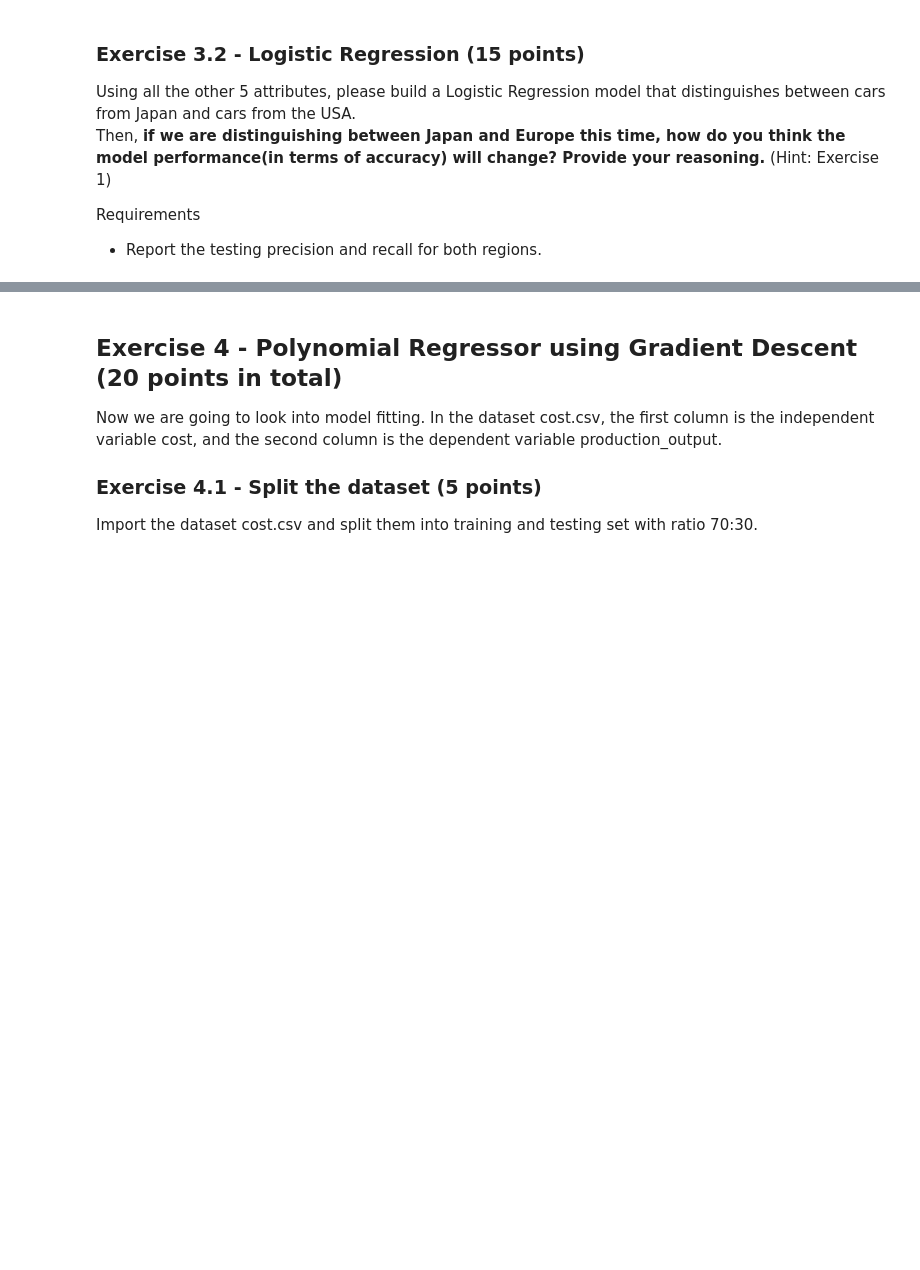
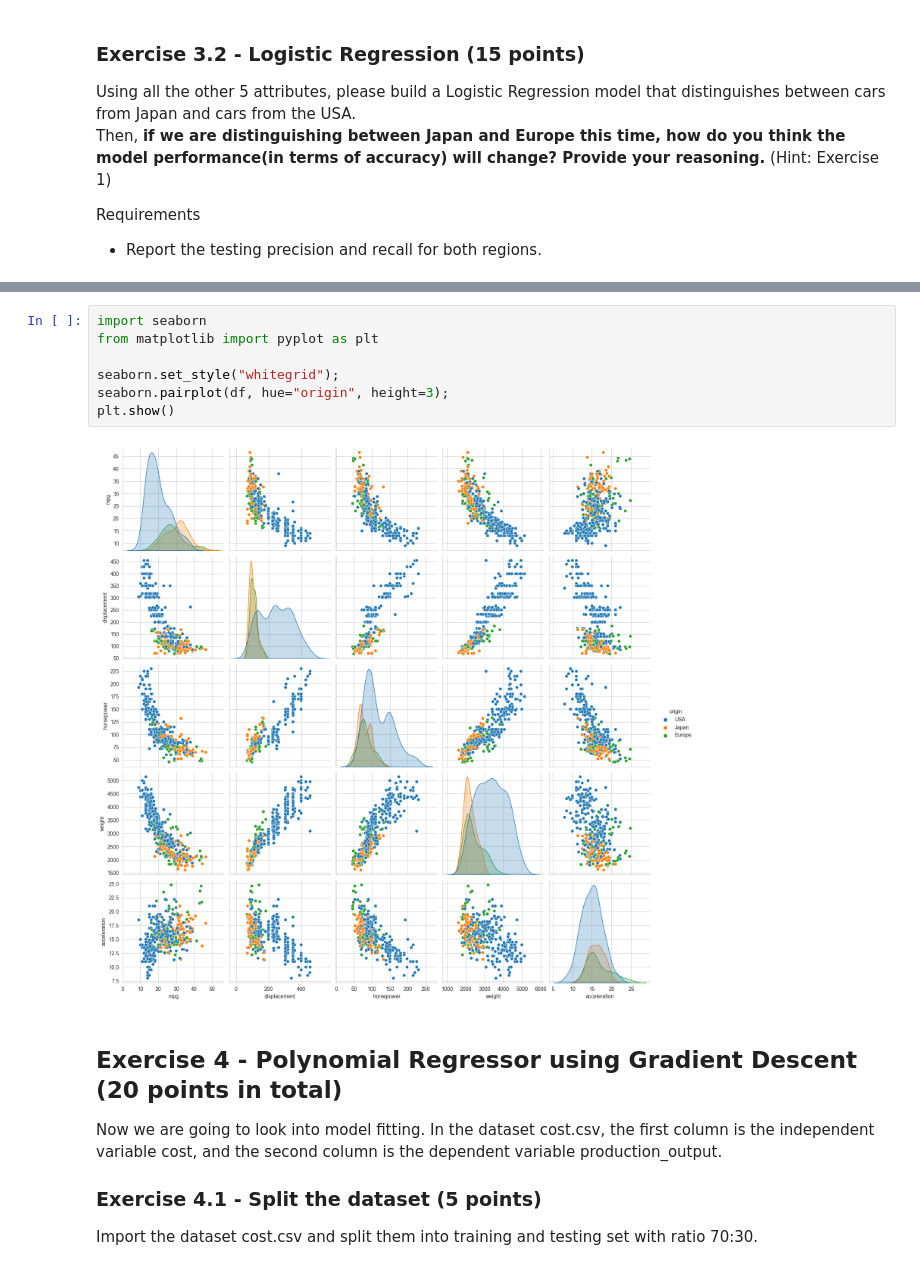
Before and after one commit to tran1174/ecs171, a Jupyter notebook: Homework2/HW2.ipynb, the cells around one changed output, grey strips where cells are left out. Drawn from its saved outputs; the diff is of its cells as text; blank space fills up the shorter version.

```diff
--- a/Homework2/HW2.ipynb
+++ b/Homework2/HW2.ipynb
@@ -310,3 +312,12 @@ weighted avg       0.25      0.33      0.29        30
+# %%
+import seaborn
+from matplotlib import pyplot as plt
+
+seaborn.set_style("whitegrid");
+seaborn.pairplot(df, hue="origin", height=3);
+plt.show()
+# %% [output]
+[figure, added]
 # %% [markdown]
 ## Exercise 4 - Polynomial Regressor using Gradient Descent (20 points in total)
 Now we are going to look into model fitting. In the dataset cost.csv, the first column is the independent variable cost, and the second column is the dependent variable production_output.
```
Also changed, not shown: parts of 3 cells of this notebook.
